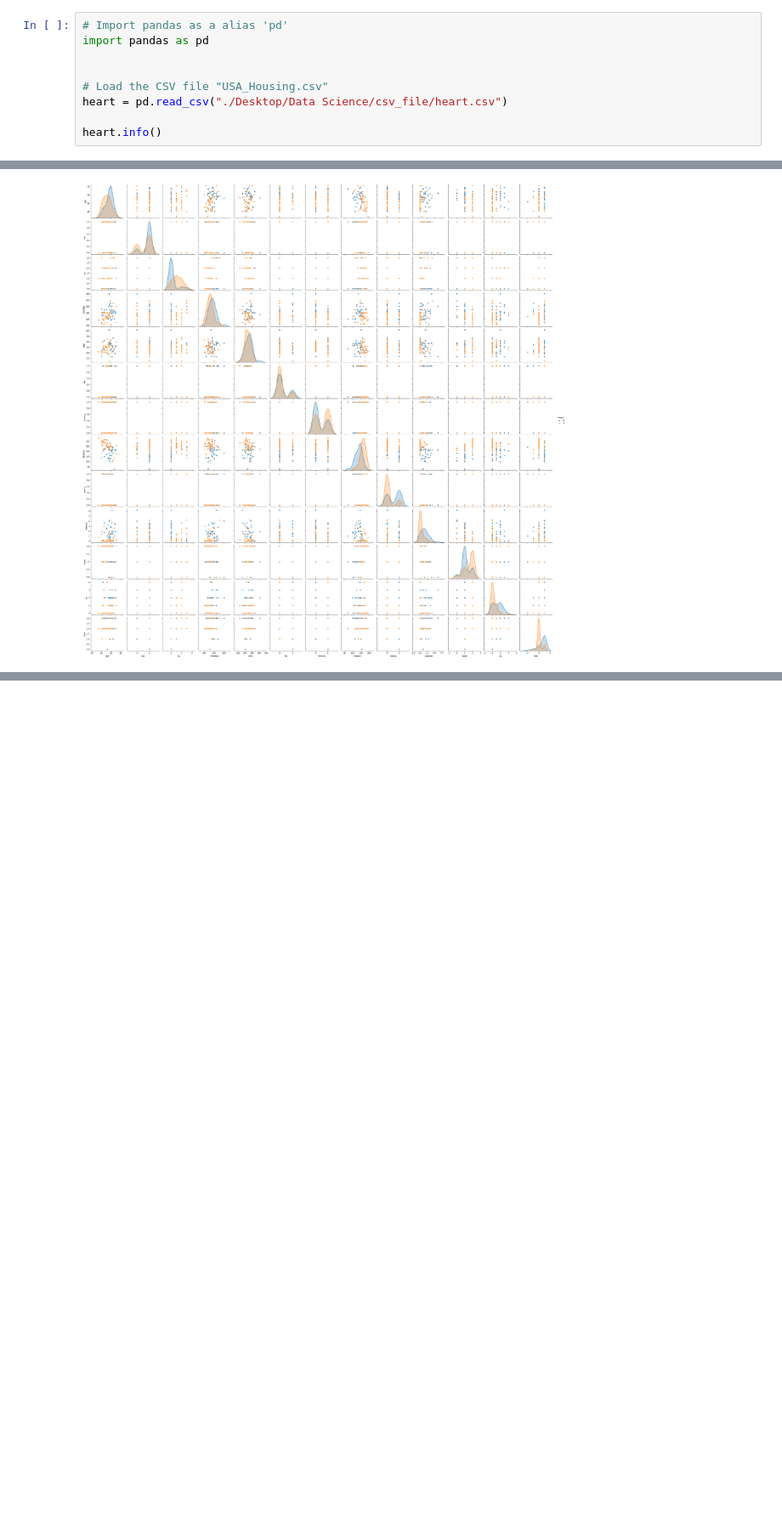
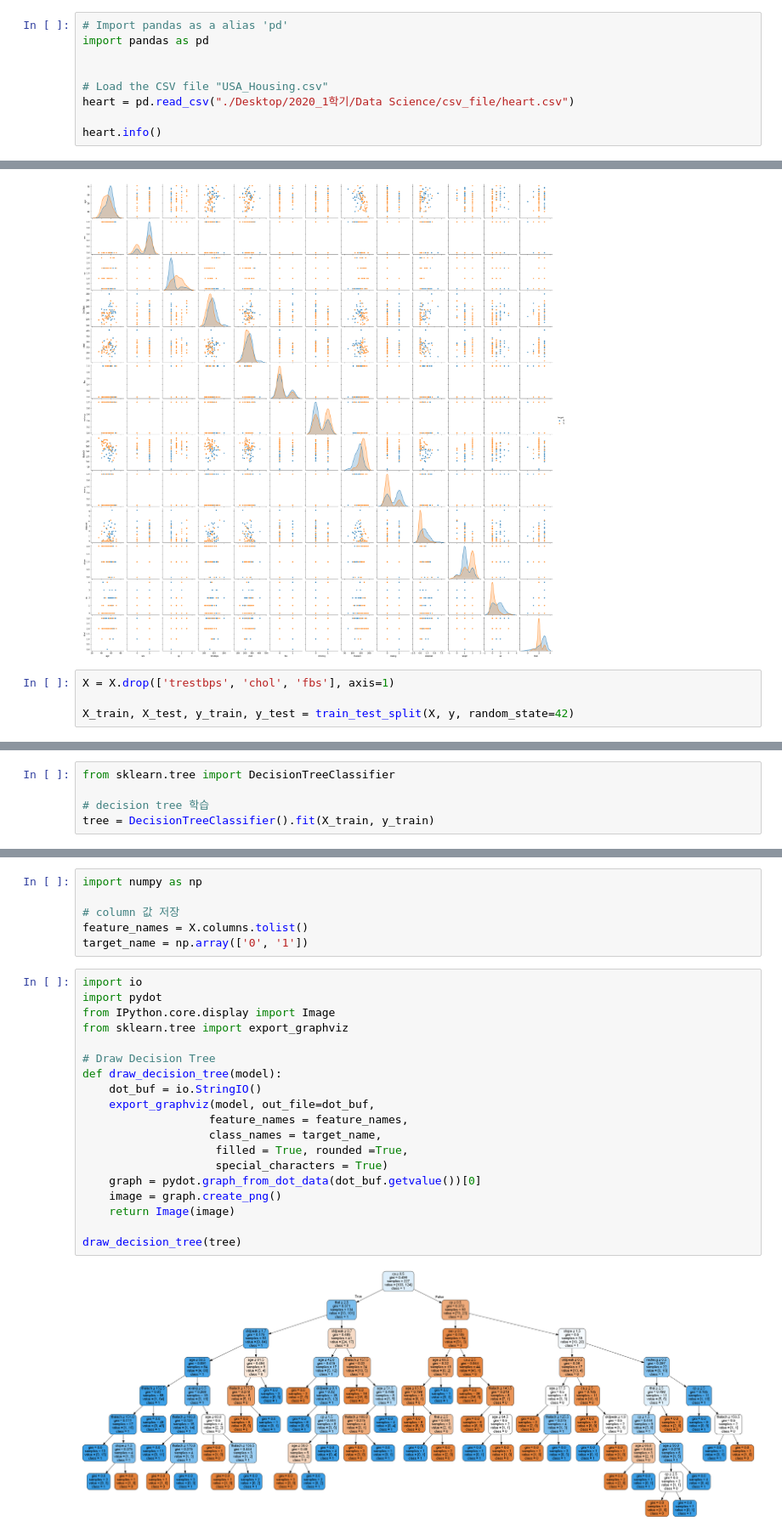
Before and after one commit to Richsea/DataScience, a Jupyter notebook: Classification_heart.ipynb, the cells around one changed output, grey strips where cells are left out. Shown at 85% size. Saved outputs shown, nothing was run; the diff lists cells and outputs as text; blank space fills up the shorter version.

Commit message:
decision tree

```diff
--- a/Classification_heart.ipynb
+++ b/Classification_heart.ipynb
@@ -4,7 +4,7 @@ import pandas as pd
 
 
 # Load the CSV file "USA_Housing.csv"
-heart = pd.read_csv("./Desktop/Data Science/csv_file/heart.csv")
+heart = pd.read_csv("./Desktop/2020_1학기/Data Science/csv_file/heart.csv")
 
 heart.info()
 # %% [output]
@@ -44,3 +44,7 @@ sns.pairplot(df, hue="target")
 plt.show()
 # %% [output]
 [figure]
+# %%
+X = X.drop(['trestbps', 'chol', 'fbs'], axis=1)
+
+X_train, X_test, y_train, y_test = train_test_split(X, y, random_state=42)
@@ -46,0 +66,5 @@ plt.show()
+# %%
+from sklearn.tree import DecisionTreeClassifier
+
+# decision tree 학습
+tree = DecisionTreeClassifier().fit(X_train, y_train)
@@ -46,0 +75,27 @@ plt.show()
+# %%
+import numpy as np
+
+# column 값 저장
+feature_names = X.columns.tolist()
+target_name = np.array(['0', '1'])
+# %%
+import io
+import pydot
+from IPython.core.display import Image
+from sklearn.tree import export_graphviz
+
+# Draw Decision Tree
+def draw_decision_tree(model):
+    dot_buf = io.StringIO()
+    export_graphviz(model, out_file=dot_buf,
+                   feature_names = feature_names,
+                   class_names = target_name,
+                    filled = True, rounded =True,
+                    special_characters = True)
+    graph = pydot.graph_from_dot_data(dot_buf.getvalue())[0]
+    image = graph.create_png()
+    return Image(image)
+
+draw_decision_tree(tree)
+# %% [output]
+[figure, added]
```
Also changed, not shown: parts of 10 cells of this notebook.
